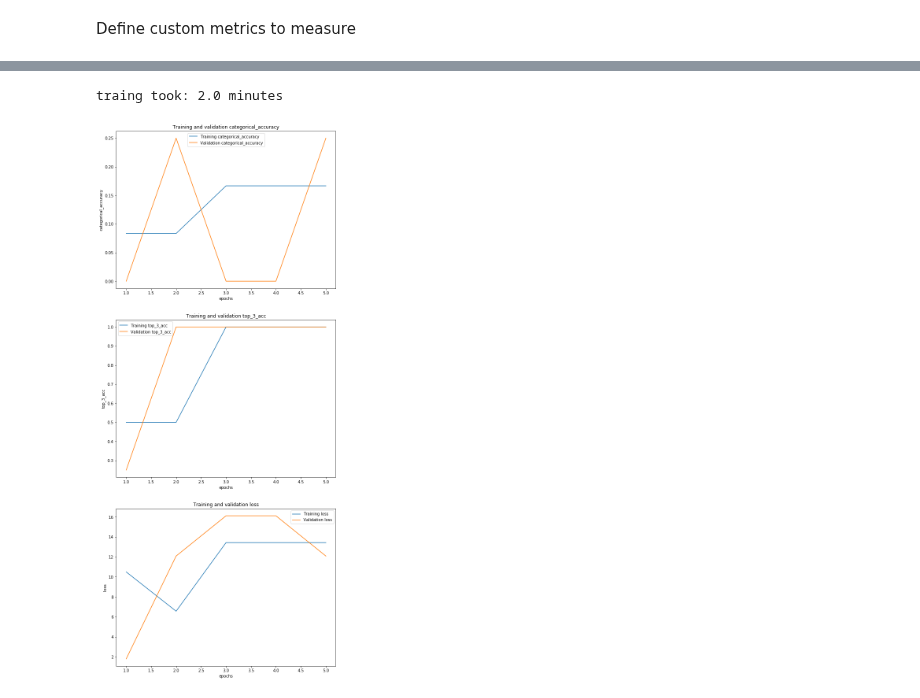
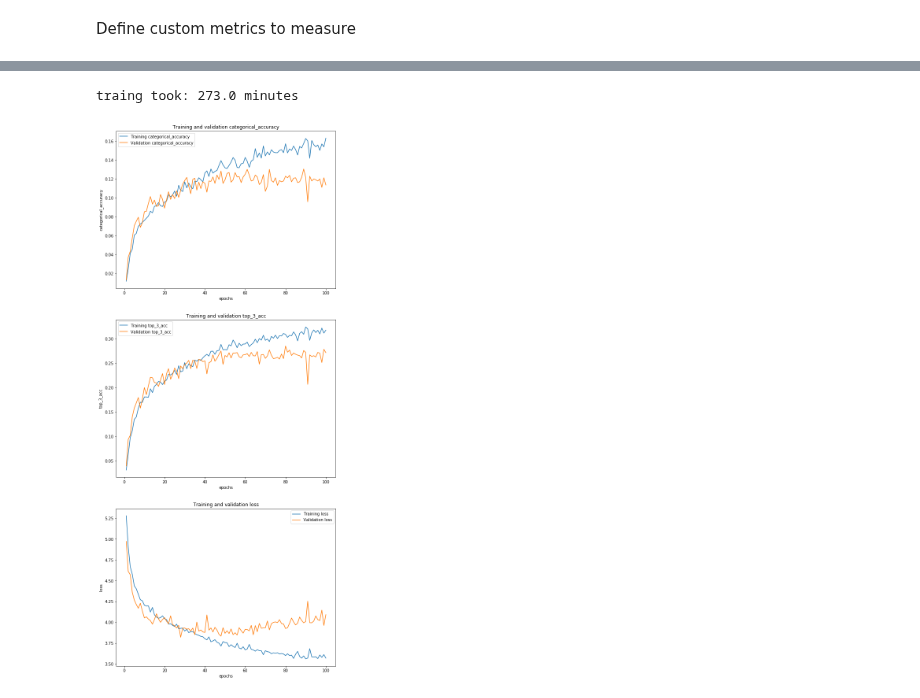
Before and after one commit to trnoriega/car-classifier, a Jupyter notebook: 4_testing_VGG16.ipynb, the cells around one changed output, grey strips where cells are left out. Saved outputs shown, nothing was run; the diff lists cells and outputs as text; code cells hidden in the pictures.

Commit message:
100 epoch test of VGG16

```diff
--- a/4_testing_VGG16.ipynb
+++ b/4_testing_VGG16.ipynb
@@ -30,16 +26,16 @@ The autoreload extension is already loaded. To reload it, use:
 IMG_WIDTH, IMG_HEIGHT = 100*2, 75*2
 
 BASE = os.getcwd()
-SAVE_DIR = os.path.join(BASE, 'data', 'VGG16Av2')
+SAVE_DIR = os.path.join(BASE, 'data', 'VGG16')
 BASE = os.path.join(BASE, 'data', 'cars_dataset', 'keras')
 
 ### Settings for full training
-# TRAIN_DATA_DIR = os.path.join(BASE, 'train')
-# VALIDATION_DATA_DIR = os.path.join(BASE, 'validation')
-# NB_CLASSES = 196
-# NB_TRAIN_SAMPLES = 11329
-# NB_VALIDATION_SAMPLES = 2428
-# BATCH_SIZE = 64
+TRAIN_DATA_DIR = os.path.join(BASE, 'train')
+VALIDATION_DATA_DIR = os.path.join(BASE, 'validation')
+NB_CLASSES = 196
+NB_TRAIN_SAMPLES = 11329
+NB_VALIDATION_SAMPLES = 2428
+BATCH_SIZE = 64
 
 ### Settings for fast checking
 # TRAIN_DATA_DIR = os.path.join(BASE, 'fast', 'train')
@@ -50,12 +46,12 @@ BASE = os.path.join(BASE, 'data', 'cars_dataset', 'keras')
 # BATCH_SIZE = 4
 
 ### Settings for faster checking
-TRAIN_DATA_DIR = os.path.join(BASE, 'fast_v2', 'train')
-VALIDATION_DATA_DIR = os.path.join(BASE, 'fast_v2', 'validation')
-NB_CLASSES = 6
-NB_TRAIN_SAMPLES = NB_CLASSES*2
-NB_VALIDATION_SAMPLES = NB_CLASSES
-BATCH_SIZE = 4
+# TRAIN_DATA_DIR = os.path.join(BASE, 'fast_v2', 'train')
+# VALIDATION_DATA_DIR = os.path.join(BASE, 'fast_v2', 'validation')
+# NB_CLASSES = 6
+# NB_TRAIN_SAMPLES = NB_CLASSES*2
+# NB_VALIDATION_SAMPLES = NB_CLASSES
+# BATCH_SIZE = 4
 
 if K.image_data_format() == 'channels_first':
     INPUT_SHAPE = (3, IMG_WIDTH, IMG_HEIGHT)
@@ -120,7 +116,7 @@ model.compile(loss='categorical_crossentropy',
               optimizer='adam',
               metrics=[metrics.categorical_accuracy, top_3_acc])
 # %%
-EPOCHS = 5
+EPOCHS = 100
 start_time = time.time()
 summary = model.fit_generator(
     train_generator,
@@ -144,14 +147,14 @@ Epoch 5/5
 time_save_model(model,
                 summary.history,
                 start_time, end_time,
-                'test',
+                'VGG16_0_100',
                 SAVE_DIR)
 # %% [output]
-traing took: 2.0 minutes
+traing took: 273.0 minutes
 # %%
 key_list = ['categorical_accuracy',
             'top_3_acc',
             'loss']
-plot_metrics(summary.history, key_list)
+show = plot_metrics(summary.history, key_list)
 # %% [output]
-[figure, old version]
+[figure, new version]
```
Also changed, not shown: parts of 4 cells of this notebook.
